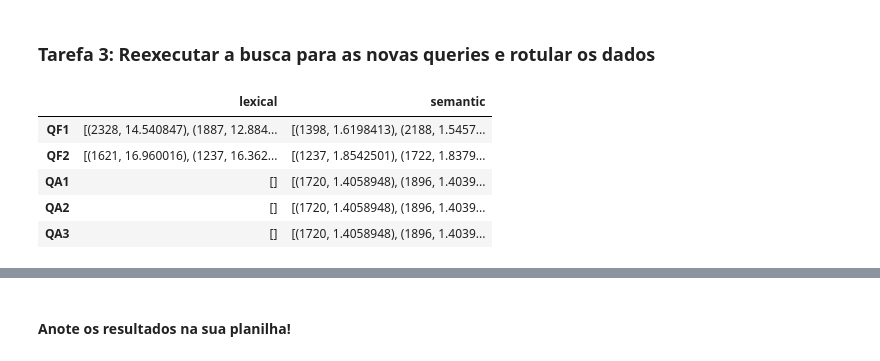
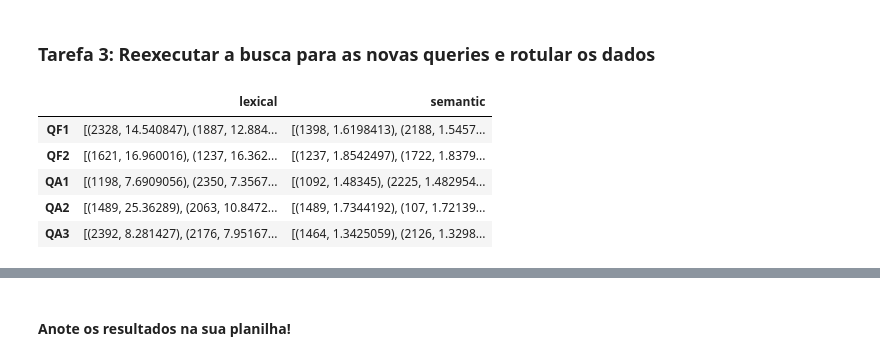
Before and after one commit to Vitoria-Maria0912/RecInfo_LabElasticSearch, a Jupyter notebook: lab.ipynb, the cells around one changed output, grey strips where cells are left out. Cells and saved outputs as stored; diff of their text form; code cells hidden in the pictures.

```diff
--- a/lab.ipynb
+++ b/lab.ipynb
@@ -583,28 +593,28 @@ generate_id_map(df, "data/id_map.csv")
 ### Tarefa 3: Reexecutar a busca para as novas queries e rotular os dados
 # %%
 # Preencha aqui com as queries adicionais do seu grupo
-QA1 = "XXXXXXXX"
-QA2 = 'XXXXXXXX'
-QA3 = "XXXXXXXX"
+QA1 = "O lula se embriaga com frequência?"
+QA2 = 'O Bolsonaro entrou no covil dos ursos?'
+QA3 = "T?"
 
 queries = OrderedDict()
 queries["QF1"] = QF1
 queries["QF2"] = QF2
 queries["QA1"] = QA1
 queries["QA2"] = QA2
 queries["QA3"] = QA3
 
 
 all_search_results = run_all_searches(queries)
 search_results_df = pd.DataFrame(all_search_results)
 search_results_df
 # %% [output]
 |  | lexical | semantic |
 | QF1 | [(2328, 14.540847), (1887, 12.884... | [(1398, 1.6198413), (2188, 1.5457... |
-| QF2 | [(1621, 16.960016), (1237, 16.362... | [(1237, 1.8542501), (1722, 1.8379... |
-| QA1 | [] | [(1720, 1.4058948), (1896, 1.4039... |
-| QA2 | [] | [(1720, 1.4058948), (1896, 1.4039... |
-| QA3 | [] | [(1720, 1.4058948), (1896, 1.4039... |
+| QF2 | [(1621, 16.960016), (1237, 16.362... | [(1237, 1.8542497), (1722, 1.8379... |
+| QA1 | [(1198, 7.6909056), (2350, 7.3567... | [(1092, 1.48345), (2225, 1.482954... |
+| QA2 | [(1489, 25.36289), (2063, 10.8472... | [(1489, 1.7344192), (107, 1.72139... |
+| QA3 | [(2392, 8.281427), (2176, 7.95167... | [(1464, 1.3425059), (2126, 1.3298... |
 # %%
 exploded_df = generate_exploded_df(search_results_df)
 found_docs_text_df = generate_found_docs_text_df(exploded_df, all_docs_df=df)
```
Also changed, not shown: parts of 8 cells of this notebook.
